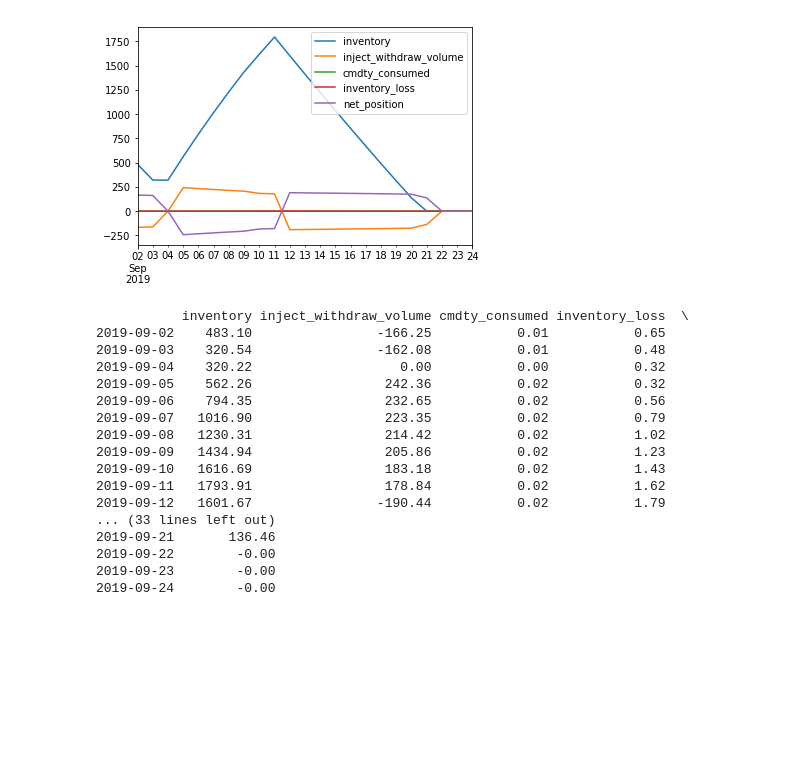
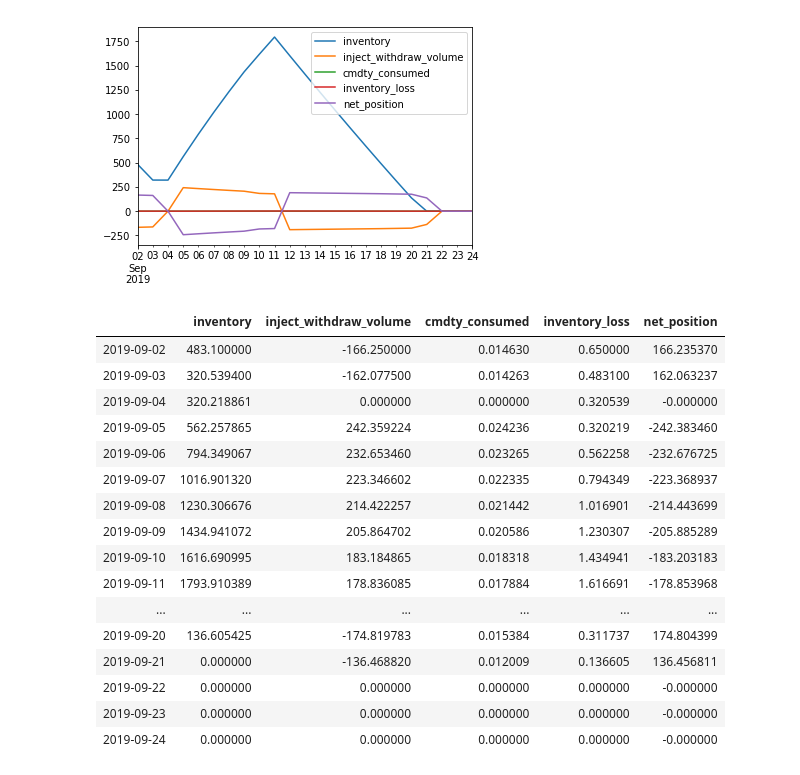
Before and after one commit to rabwent11/storage, a Jupyter notebook: samples/python/scratchpads/storage_scratchpad.ipynb, the cells around one changed output. Cells and saved outputs as stored; diff of their text form; code cells hidden in the pictures; blank space fills up the shorter version.

```diff
--- a/samples/python/scratchpads/storage_scratchpad.ipynb
+++ b/samples/python/scratchpads/storage_scratchpad.ipynb
@@ -63,23 +63,23 @@ intrinsic_results.profile.plot()
 <matplotlib.axes._subplots.AxesSubplot at 0x...>
 [figure]
 [figure]
-# %%
-print(intrinsic_results.profile.applymap("{0:.2f}".format))
-# %% [output]
-           inventory inject_withdraw_volume cmdty_consumed inventory_loss  \
-2019-09-02    483.10                -166.25           0.01           0.65
-2019-09-03    320.54                -162.08           0.01           0.48
-2019-09-04    320.22                   0.00           0.00           0.32
-2019-09-05    562.26                 242.36           0.02           0.32
-2019-09-06    794.35                 232.65           0.02           0.56
-2019-09-07   1016.90                 223.35           0.02           0.79
-2019-09-08   1230.31                 214.42           0.02           1.02
-2019-09-09   1434.94                 205.86           0.02           1.23
-2019-09-10   1616.69                 183.18           0.02           1.43
-2019-09-11   1793.91                 178.84           0.02           1.62
-2019-09-12   1601.67                -190.44           0.02           1.79
-... (33 lines left out)
-2019-09-21       136.46
-2019-09-22        -0.00
-2019-09-23        -0.00
-2019-09-24        -0.00
+# %%
+intrinsic_results.profile
+# %% [output]
+|  | inventory | inject_withdraw_volume | cmdty_consumed | inventory_loss | net_position |
+| 2019-09-02 | 483.100000 | -166.250000 | 0.014630 | 0.650000 | 166.235370 |
+| 2019-09-03 | 320.539400 | -162.077500 | 0.014263 | 0.483100 | 162.063237 |
+| 2019-09-04 | 320.218861 | 0.000000 | 0.000000 | 0.320539 | -0.000000 |
+| 2019-09-05 | 562.257865 | 242.359224 | 0.024236 | 0.320219 | -242.383460 |
+| 2019-09-06 | 794.349067 | 232.653460 | 0.023265 | 0.562258 | -232.676725 |
+| 2019-09-07 | 1016.901320 | 223.346602 | 0.022335 | 0.794349 | -223.368937 |
+| 2019-09-08 | 1230.306676 | 214.422257 | 0.021442 | 1.016901 | -214.443699 |
+| 2019-09-09 | 1434.941072 | 205.864702 | 0.020586 | 1.230307 | -205.885289 |
+| 2019-09-10 | 1616.690995 | 183.184865 | 0.018318 | 1.434941 | -183.203183 |
+| 2019-09-11 | 1793.910389 | 178.836085 | 0.017884 | 1.616691 | -178.853968 |
+| ... | ... | ... | ... | ... | ... |
+| 2019-09-20 | 136.605425 | -174.819783 | 0.015384 | 0.311737 | 174.804399 |
+| 2019-09-21 | 0.000000 | -136.468820 | 0.012009 | 0.136605 | 136.456811 |
+| 2019-09-22 | 0.000000 | 0.000000 | 0.000000 | 0.000000 | -0.000000 |
+| 2019-09-23 | 0.000000 | 0.000000 | 0.000000 | 0.000000 | -0.000000 |
+| 2019-09-24 | 0.000000 | 0.000000 | 0.000000 | 0.000000 | -0.000000 |
```
Also changed, not shown: 1 other file.
